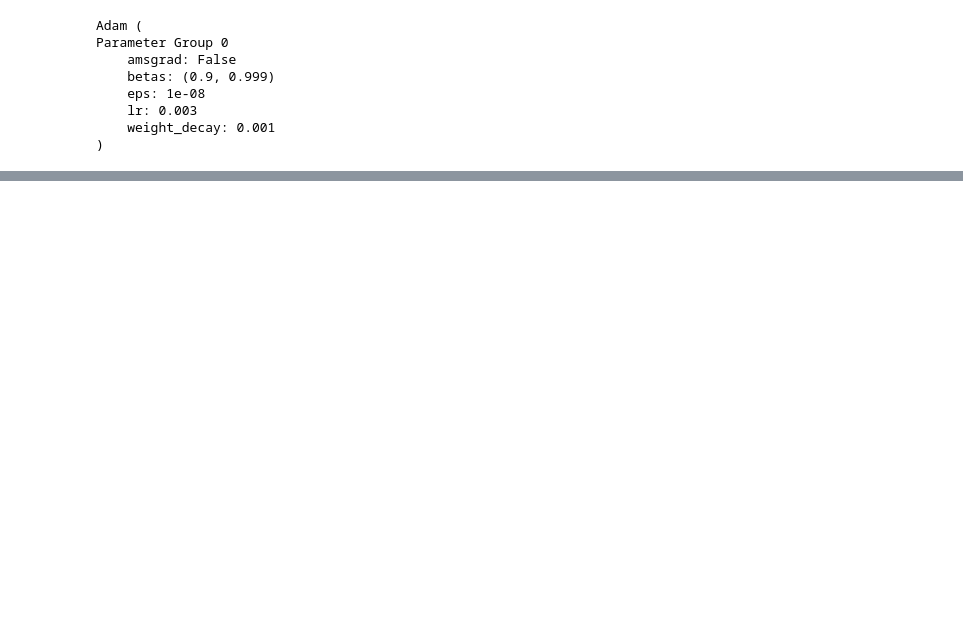
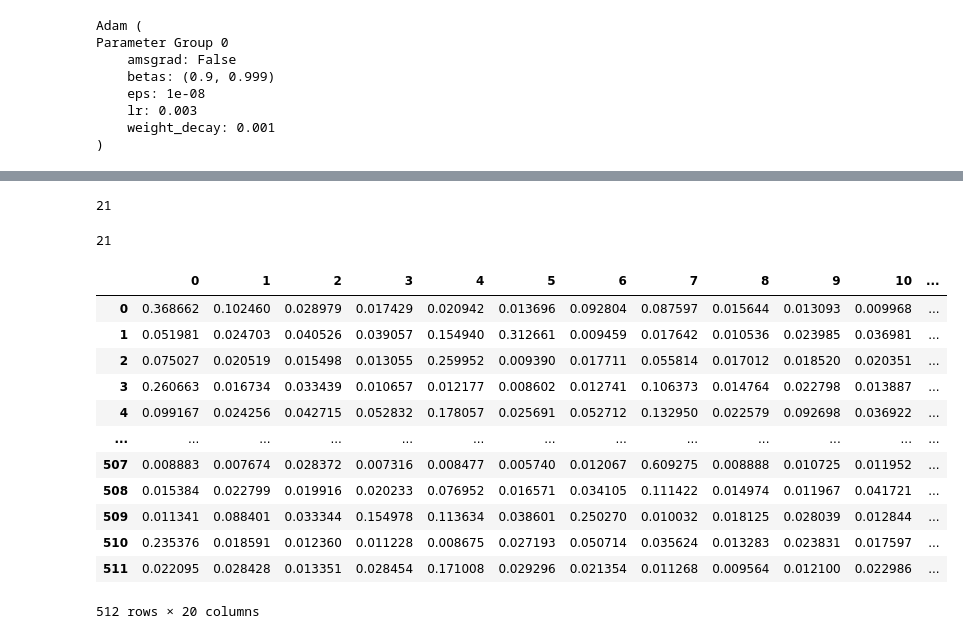
Before and after one commit to jlealtru/website_tutorials, a Jupyter notebook: notebooks/etm_preprocessed_data.ipynb, the cells around one changed output, grey strips where cells are left out. Cells and saved outputs as stored; diff of their text form; code cells hidden in the pictures; blank space fills up the shorter version.

```diff
--- a/notebooks/etm_preprocessed_data.ipynb
+++ b/notebooks/etm_preprocessed_data.ipynb
@@ -451,6 +551,13 @@ def get_topic_diversity(model, topk=50):
         TD = n_unique / (topk * num_topics)
         #print('Topic diveristy is: {}'.format(TD))
         return TD
+
+def coherence_data(topics = None, texts = None, dictionary = None):
+    c_uci_coherence_model = CoherenceModel(topics=topics,texts=docs,dictionary=dictionary,coherence='c_uci')
+    c_uci_score = c_uci_coherence_model.get_coherence()
+    c_npmi_coherence_model = CoherenceModel(topics=topics,texts=docs,dictionary=dictionary,coherence='c_npmi')
+    c_npmi_score = c_npmi_coherence_model.get_coherence()
+    return c_uci_score,c_npmi_score
 # %%
 from pprint import pprint
 def nearest_neighbors(word, embeddings, vocab, n_most_similar=5):
@@ -567,7 +698,7 @@ def train(model, batch_size=256,dictionary = None,
 # %%
 #model.to(device)
-#wandb.watch(model, log="all")
+wandb.watch(model, log="all")
 train(model,batch_size=1024, learning_rate=2e-3,test_data=None,dictionary=dictionary,
-      num_epochs=200,is_evaluate=False,log_every=40,
+      num_epochs=800,is_evaluate=False,log_every=40,
       ckpt=None)
 # %% [output]
@@ -619,3 +750,55 @@ get_topics(model = model, num_topics = 25, top_n_words= 15, vocabulary = diction
+# %%
+tuple_ = document_inference(model = model, dataloader = dataloaders_dict.get('train'), dictionary = dictionary)
+# %% [output]
+21
+# %%
+def document_inference(model = None, dataloader = None, dictionary = None):
+    topic_list = []
+    document_id = []
+    with torch.no_grad():
+        for iter_,data in enumerate(dataloader):
+            txts,bows,ids = data
+            # create the bow representation of the document for inference with zeros
+            #bow = torch.zeros(len(dictionary))
+            # get the counts and tokens
+            #item = list(zip(*bows)) # bow = [[token_id1,token_id2,...],[freq1,freq2,...]]
+            # replace 0 withs actual counts
+            #bow[list(item[0])] = torch.tensor(list(item[1])).float()
+            # get the topic tensor
+            bows = bows.to(device)
+            topics,_ = model.get_theta(bows)
+            t = topics.clone().detach().cpu().numpy()
+            topic_list.append(t)
+            document_id.append(ids)
+    # create data frame
+    column_name = ['document_id']
+    for i in range(model.num_topics):
+        column = 'topic '+str(i)
+        column_name.append(column)
+    print(len(column_name))
+    #topic_dataframe = pd.DataFrame(zip(document_id,topic_list),
+    #                               columns = column_name)
+    return topic_list,document_id,column_name
+# %%
+a = document_inference(model = model, dataloader = dataloaders_dict.get('test'), dictionary=dictionary)
+# %% [output]
+21
+# %%
+pd.DataFrame(a[0][0])
+# %% [output]
+|  | 0 | 1 | 2 | 3 | 4 | 5 | 6 | 7 | 8 | 9 | 10 | ... |
+| 0 | 0.368662 | 0.102460 | 0.028979 | 0.017429 | 0.020942 | 0.013696 | 0.092804 | 0.087597 | 0.015644 | 0.013093 | 0.009968 | ... |
+| 1 | 0.051981 | 0.024703 | 0.040526 | 0.039057 | 0.154940 | 0.312661 | 0.009459 | 0.017642 | 0.010536 | 0.023985 | 0.036981 | ... |
+| 2 | 0.075027 | 0.020519 | 0.015498 | 0.013055 | 0.259952 | 0.009390 | 0.017711 | 0.055814 | 0.017012 | 0.018520 | 0.020351 | ... |
+| 3 | 0.260663 | 0.016734 | 0.033439 | 0.010657 | 0.012177 | 0.008602 | 0.012741 | 0.106373 | 0.014764 | 0.022798 | 0.013887 | ... |
+| 4 | 0.099167 | 0.024256 | 0.042715 | 0.052832 | 0.178057 | 0.025691 | 0.052712 | 0.132950 | 0.022579 | 0.092698 | 0.036922 | ... |
+| ... | ... | ... | ... | ... | ... | ... | ... | ... | ... | ... | ... | ... |
+| 507 | 0.008883 | 0.007674 | 0.028372 | 0.007316 | 0.008477 | 0.005740 | 0.012067 | 0.609275 | 0.008888 | 0.010725 | 0.011952 | ... |
+| 508 | 0.015384 | 0.022799 | 0.019916 | 0.020233 | 0.076952 | 0.016571 | 0.034105 | 0.111422 | 0.014974 | 0.011967 | 0.041721 | ... |
+| 509 | 0.011341 | 0.088401 | 0.033344 | 0.154978 | 0.113634 | 0.038601 | 0.250270 | 0.010032 | 0.018125 | 0.028039 | 0.012844 | ... |
+| 510 | 0.235376 | 0.018591 | 0.012360 | 0.011228 | 0.008675 | 0.027193 | 0.050714 | 0.035624 | 0.013283 | 0.023831 | 0.017597 | ... |
+| 511 | 0.022095 | 0.028428 | 0.013351 | 0.028454 | 0.171008 | 0.029296 | 0.021354 | 0.011268 | 0.009564 | 0.012100 | 0.022986 | ... |
+512 rows × 20 columns
 # %%
 with torch.no_grad():
     bow = torch.zeros(len(dictionary))
```
Also changed, not shown: parts of 29 cells of this notebook.
